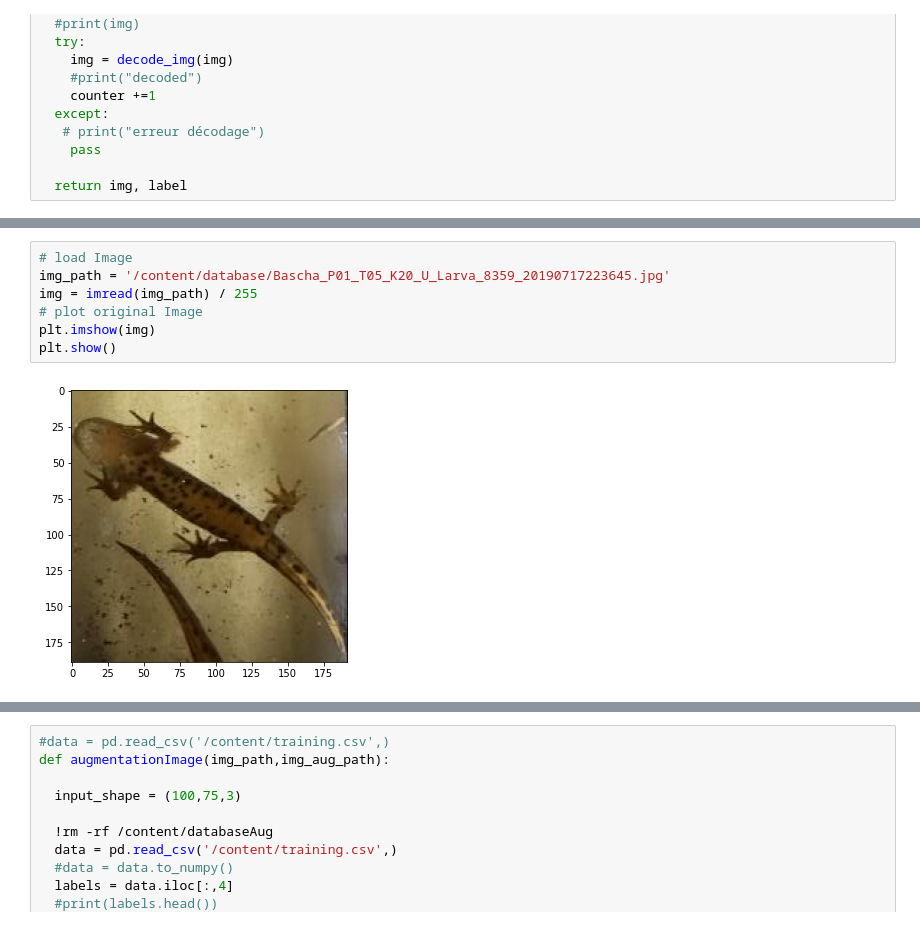
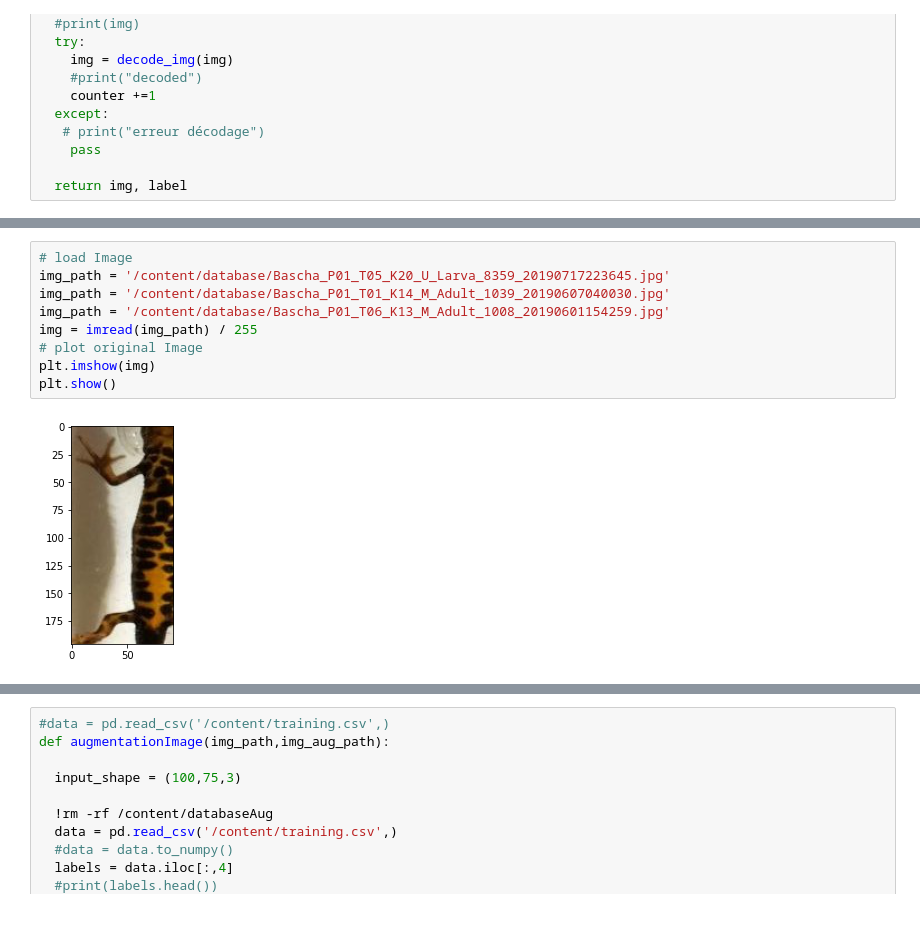
Before and after one commit to GuillaumeMagnette/Stage_Tritons, a Jupyter notebook: Image_augmentation.ipynb, the cells around one changed output, grey strips where cells are left out. Saved outputs shown, nothing was run; the diff lists cells and outputs as text.

```diff
--- a/Image_augmentation.ipynb
+++ b/Image_augmentation.ipynb
@@ -177,12 +177,14 @@ Clipping input data to the valid range for imshow with RGB data ([0..1] for floa
 # %%
 # load Image
 img_path = '/content/database/Bascha_P01_T05_K20_U_Larva_8359_20190717223645.jpg'
+img_path = '/content/database/Bascha_P01_T01_K14_M_Adult_1039_20190607040030.jpg'
+img_path = '/content/database/Bascha_P01_T06_K13_M_Adult_1008_20190601154259.jpg'
 img = imread(img_path) / 255
 # plot original Image
 plt.imshow(img)
 plt.show()
 # %% [output]
-[figure, old version]
+[figure, new version]
 # %%
 # image rotation using skimage.transformation.rotate
 rotate30 = rotate(img, angle=30)
```
Also changed, not shown: parts of 8 cells of this notebook.
